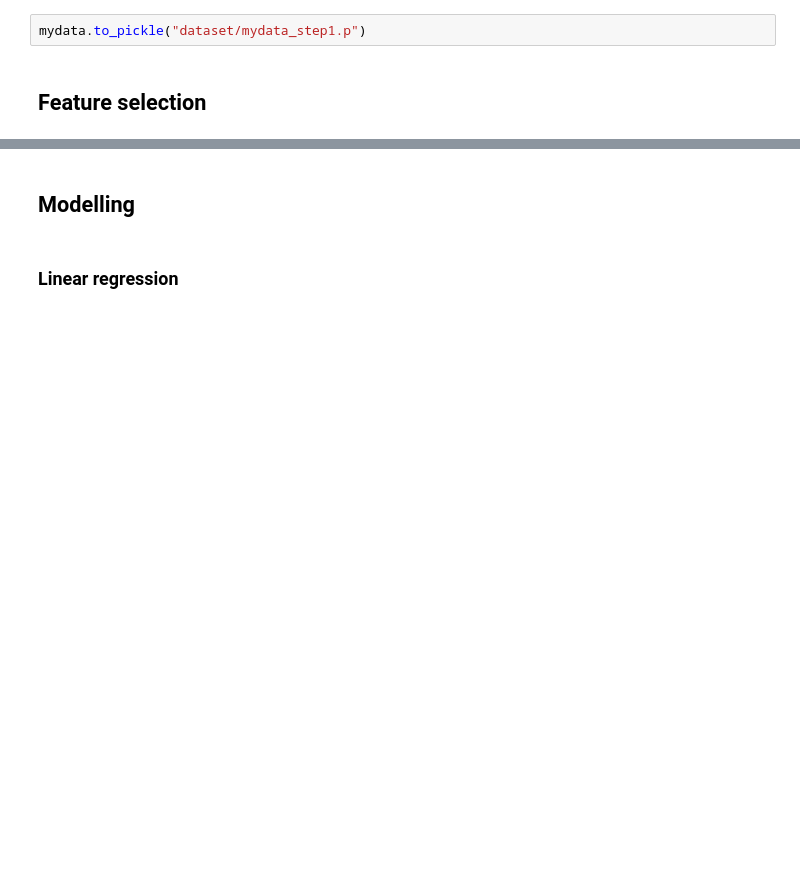
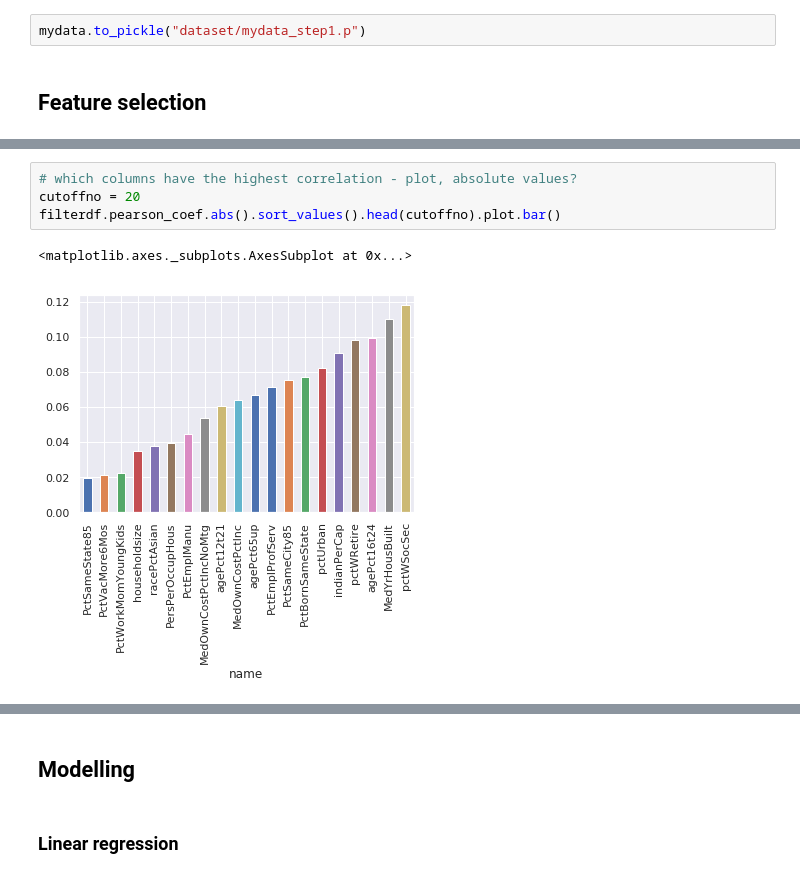
Before and after one commit to esobolewska/ML1-regression, a Jupyter notebook: ML1-kod.ipynb, the cells around one changed output, grey strips where cells are left out. Saved outputs shown, nothing was run; the diff lists cells and outputs as text; blank space fills up the shorter version.

```diff
--- a/ML1-kod.ipynb
+++ b/ML1-kod.ipynb
@@ -268,0 +238,7 @@ numCols = ["population",
+# %%
+# which columns have the highest correlation - plot, absolute values?
+cutoffno = 20
+filterdf.pearson_coef.abs().sort_values().head(cutoffno).plot.bar()
+# %% [output]
+<matplotlib.axes._subplots.AxesSubplot at 0x...>
+[figure, added]
```
Also changed, not shown: parts of 13 cells of this notebook.
